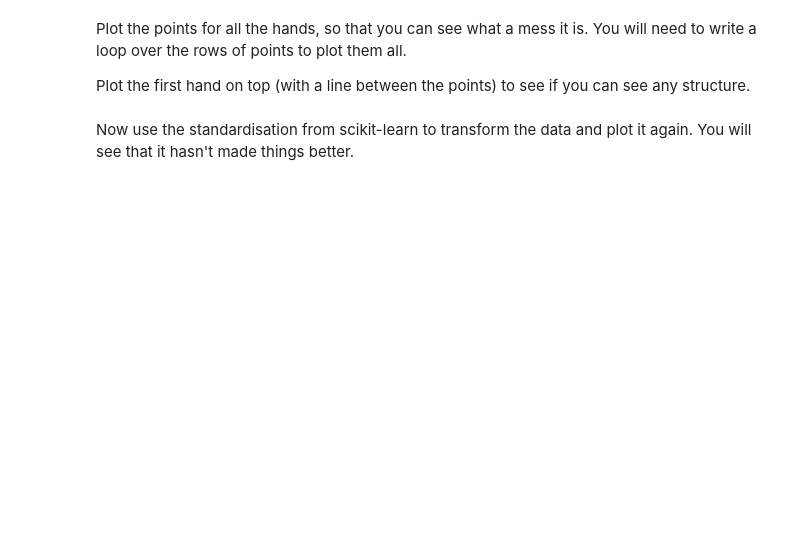
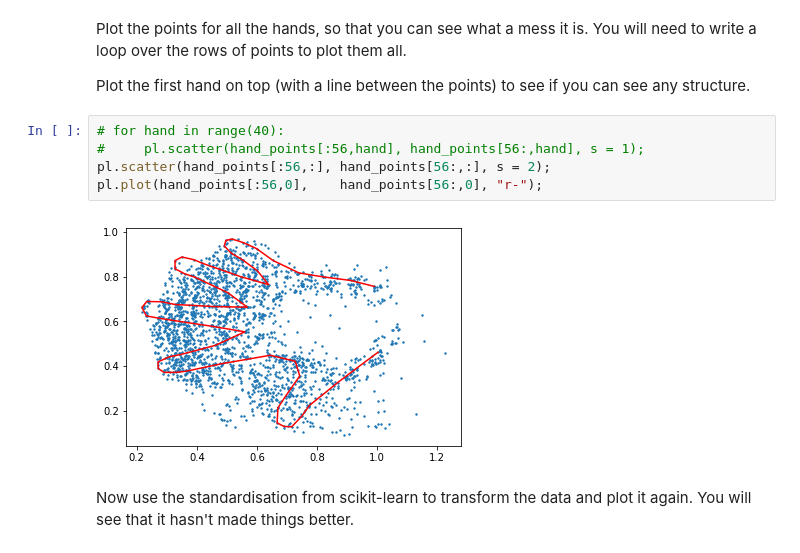
Before and after one commit to hanhnus/DATA201, a Jupyter notebook: Project 1.ipynb, the cells around one changed output. Saved outputs shown, nothing was run; the diff lists cells and outputs as text; blank space fills up the shorter version.

```diff
--- a/Project 1.ipynb
+++ b/Project 1.ipynb
@@ -374,5 +489,12 @@ Now plot a couple of the hands to see what they look like. The $x$ coordinates a
 Plot the points for all the hands, so that you can see what a mess it is. You will need to write a loop over the rows of points to plot them all.
 
 Plot the first hand on top (with a line between the points) to see if you can see any structure.
+# %%
+# for hand in range(40):
+#     pl.scatter(hand_points[:56,hand], hand_points[56:,hand], s = 1);
+pl.scatter(hand_points[:56,:], hand_points[56:,:], s = 2);
+pl.plot(hand_points[:56,0],    hand_points[56:,0], "r-");
+# %% [output]
+[figure, added]
 # %% [markdown]
 Now use the standardisation from scikit-learn to transform the data and plot it again. You will see that it hasn't made things better.
```
Also changed, not shown: parts of 26 cells of this notebook.
